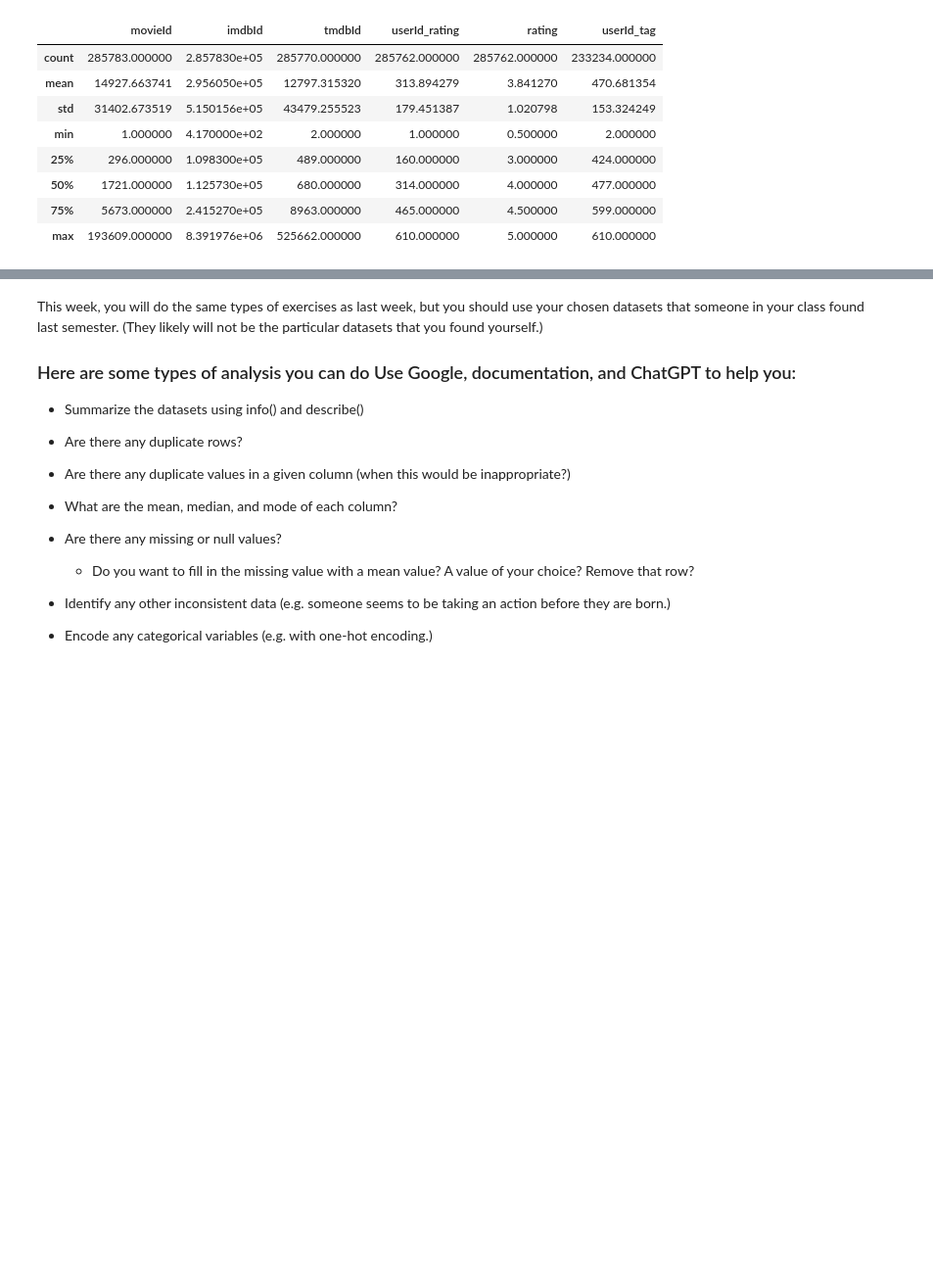
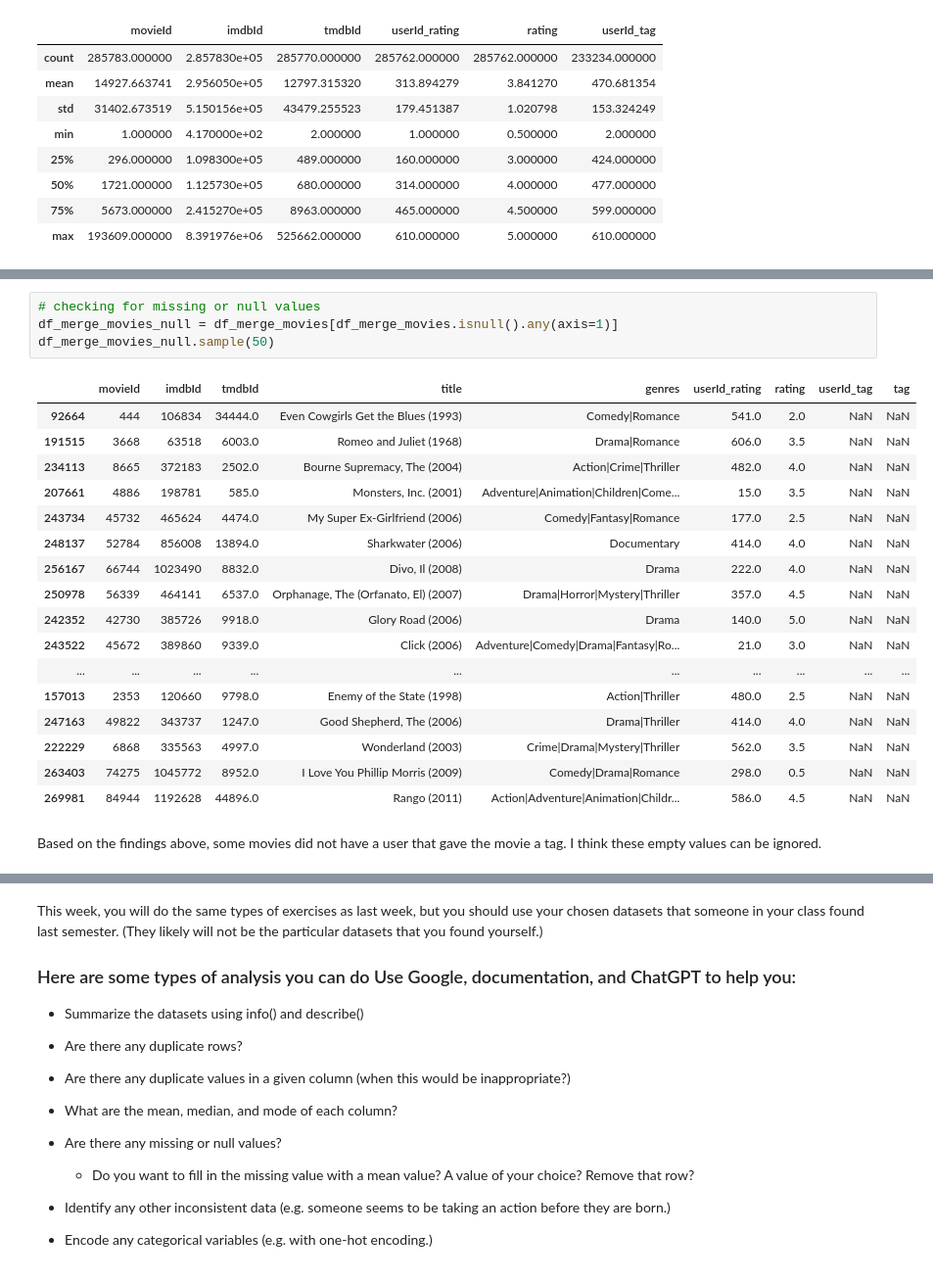
Before and after one commit to keshleem/dx699-summerai-homework2, a Jupyter notebook: OMDS-ModB2-Week2-Martin-Keshia-Lee.ipynb, the cells around one changed output, grey strips where cells are left out. Shown at 98% size. Saved outputs shown, nothing was run; the diff lists cells and outputs as text; blank space fills up the shorter version.

Commit message:
completed movielens data set and created new csv

```diff
--- a/OMDS-ModB2-Week2-Martin-Keshia-Lee.ipynb
+++ b/OMDS-ModB2-Week2-Martin-Keshia-Lee.ipynb
@@ -230,0 +237,24 @@ memory usage: 19.6+ MB
+# %%
+# checking for missing or null values
+df_merge_movies_null = df_merge_movies[df_merge_movies.isnull().any(axis=1)]
+df_merge_movies_null.sample(50)
+# %% [output]
+|  | movieId | imdbId | tmdbId | title | genres | userId_rating | rating | userId_tag | tag |
+| 92664 | 444 | 106834 | 34444.0 | Even Cowgirls Get the Blues (1993) | Comedy|Romance | 541.0 | 2.0 | NaN | NaN |
+| 191515 | 3668 | 63518 | 6003.0 | Romeo and Juliet (1968) | Drama|Romance | 606.0 | 3.5 | NaN | NaN |
+| 234113 | 8665 | 372183 | 2502.0 | Bourne Supremacy, The (2004) | Action|Crime|Thriller | 482.0 | 4.0 | NaN | NaN |
+| 207661 | 4886 | 198781 | 585.0 | Monsters, Inc. (2001) | Adventure|Animation|Children|Come... | 15.0 | 3.5 | NaN | NaN |
+| 243734 | 45732 | 465624 | 4474.0 | My Super Ex-Girlfriend (2006) | Comedy|Fantasy|Romance | 177.0 | 2.5 | NaN | NaN |
+| 248137 | 52784 | 856008 | 13894.0 | Sharkwater (2006) | Documentary | 414.0 | 4.0 | NaN | NaN |
+| 256167 | 66744 | 1023490 | 8832.0 | Divo, Il (2008) | Drama | 222.0 | 4.0 | NaN | NaN |
+| 250978 | 56339 | 464141 | 6537.0 | Orphanage, The (Orfanato, El) (2007) | Drama|Horror|Mystery|Thriller | 357.0 | 4.5 | NaN | NaN |
+| 242352 | 42730 | 385726 | 9918.0 | Glory Road (2006) | Drama | 140.0 | 5.0 | NaN | NaN |
+| 243522 | 45672 | 389860 | 9339.0 | Click (2006) | Adventure|Comedy|Drama|Fantasy|Ro... | 21.0 | 3.0 | NaN | NaN |
+| ... | ... | ... | ... | ... | ... | ... | ... | ... | ... |
+| 157013 | 2353 | 120660 | 9798.0 | Enemy of the State (1998) | Action|Thriller | 480.0 | 2.5 | NaN | NaN |
+| 247163 | 49822 | 343737 | 1247.0 | Good Shepherd, The (2006) | Drama|Thriller | 414.0 | 4.0 | NaN | NaN |
+| 222229 | 6868 | 335563 | 4997.0 | Wonderland (2003) | Crime|Drama|Mystery|Thriller | 562.0 | 3.5 | NaN | NaN |
+| 263403 | 74275 | 1045772 | 8952.0 | I Love You Phillip Morris (2009) | Comedy|Drama|Romance | 298.0 | 0.5 | NaN | NaN |
+| 269981 | 84944 | 1192628 | 44896.0 | Rango (2011) | Action|Adventure|Animation|Childr... | 586.0 | 4.5 | NaN | NaN |
+# %% [markdown]
+Based on the findings above, some movies did not have a user that gave the movie a tag. I think these empty values can be ignored.
```
Also changed, not shown: parts of 9 cells of this notebook, 1 other file.
